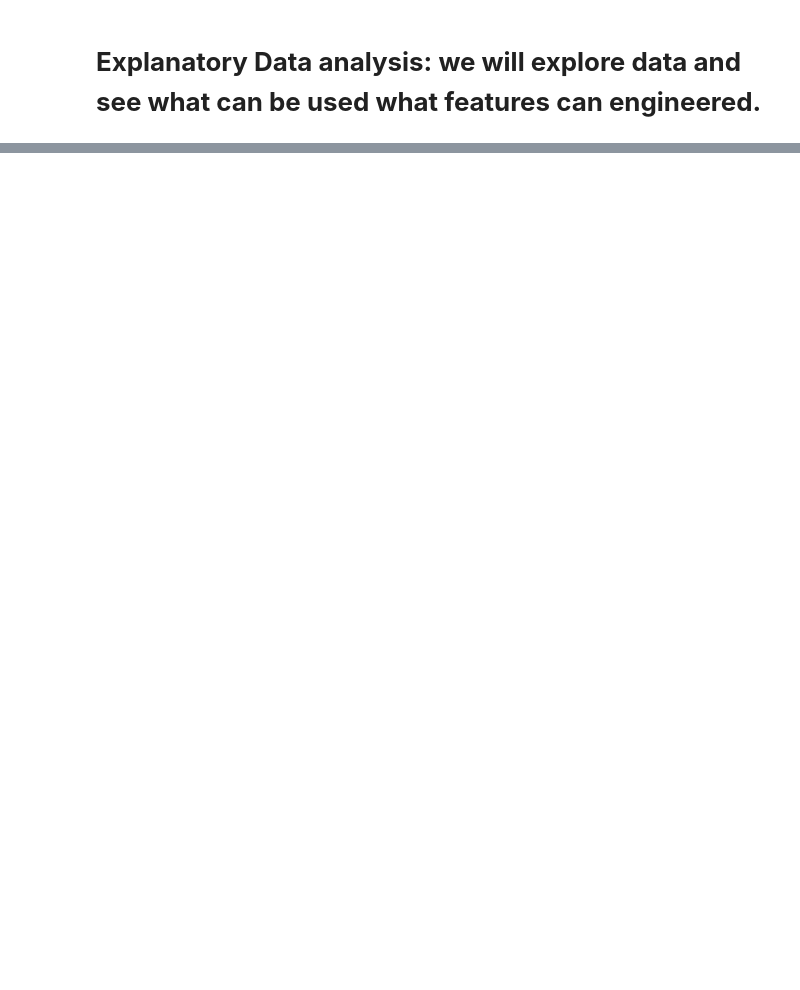
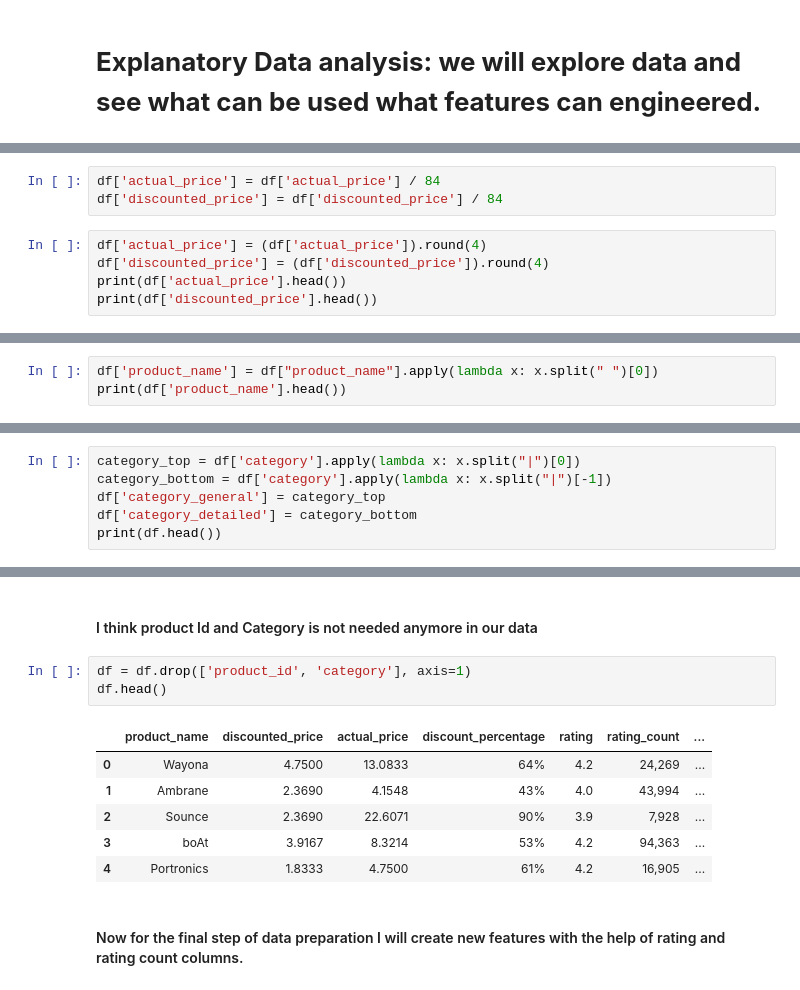
Before and after one commit to Yussufkadir/Azure-product-prediction-project, a Jupyter notebook: Azure-product-prediction-project/Product_prediction.ipynb, the cells around one changed output, grey strips where cells are left out. Drawn from its saved outputs; the diff is of its cells as text; blank space fills up the shorter version.

Commit message:
feature: data preparation and feature engineering for model training

```diff
--- a/Azure-product-prediction-project/Product_prediction.ipynb
+++ b/Azure-product-prediction-project/Product_prediction.ipynb
@@ -83,0 +241,8 @@ print(df['rating'].head())
+# %%
+df['actual_price'] = df['actual_price'] / 84
+df['discounted_price'] = df['discounted_price'] / 84
+# %%
+df['actual_price'] = (df['actual_price']).round(4)
+df['discounted_price'] = (df['discounted_price']).round(4)
+print(df['actual_price'].head())
+print(df['discounted_price'].head())
@@ -83,0 +264,3 @@ print(df['rating'].head())
+# %%
+df['product_name'] = df["product_name"].apply(lambda x: x.split(" ")[0])
+print(df['product_name'].head())
@@ -83,0 +276,6 @@ print(df['rating'].head())
+# %%
+category_top = df['category'].apply(lambda x: x.split("|")[0])
+category_bottom = df['category'].apply(lambda x: x.split("|")[-1])
+df['category_general'] = category_top
+df['category_detailed'] = category_bottom
+print(df.head())
@@ -83,0 +303,14 @@ print(df['rating'].head())
+# %% [markdown]
+#### I think product Id and Category is not needed anymore in our data
+# %%
+df = df.drop(['product_id', 'category'], axis=1)
+df.head()
+# %% [output]
+|  | product_name | discounted_price | actual_price | discount_percentage | rating | rating_count | ... |
+| 0 | Wayona | 4.7500 | 13.0833 | 64% | 4.2 | 24,269 | ... |
+| 1 | Ambrane | 2.3690 | 4.1548 | 43% | 4.0 | 43,994 | ... |
+| 2 | Sounce | 2.3690 | 22.6071 | 90% | 3.9 | 7,928 | ... |
+| 3 | boAt | 3.9167 | 8.3214 | 53% | 4.2 | 94,363 | ... |
+| 4 | Portronics | 1.8333 | 4.7500 | 61% | 4.2 | 16,905 | ... |
+# %% [markdown]
+#### Now for the final step of data preparation I will create new features with the help of rating and rating count columns.
```
Also changed, not shown: parts of 24 cells of this notebook, 1 other file.
